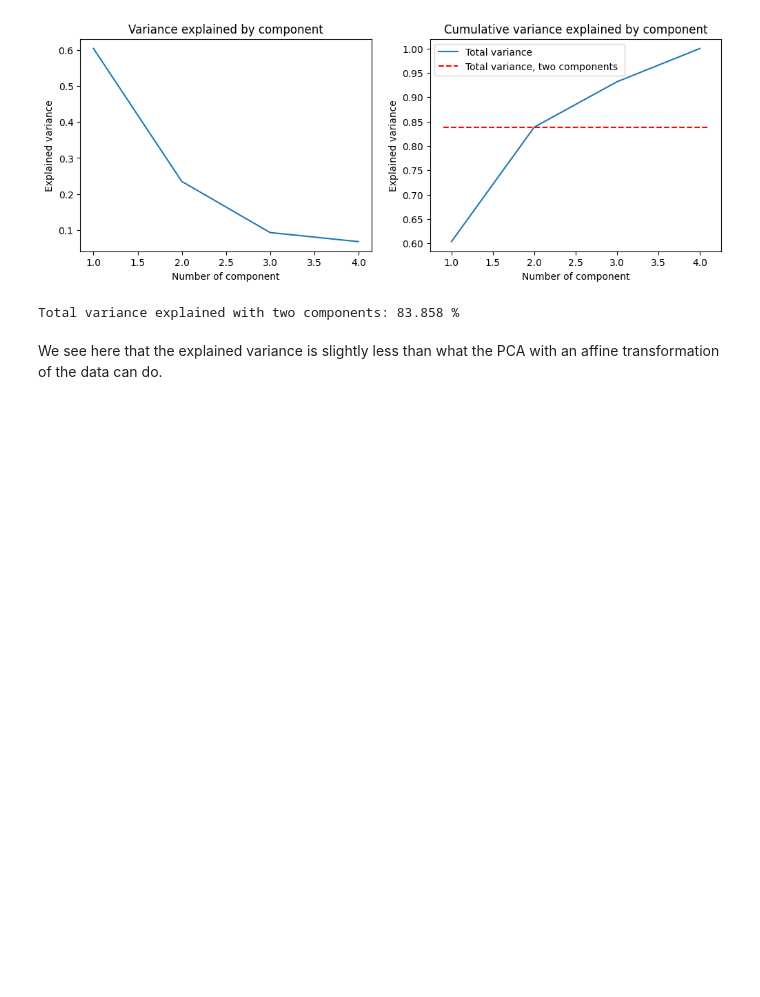
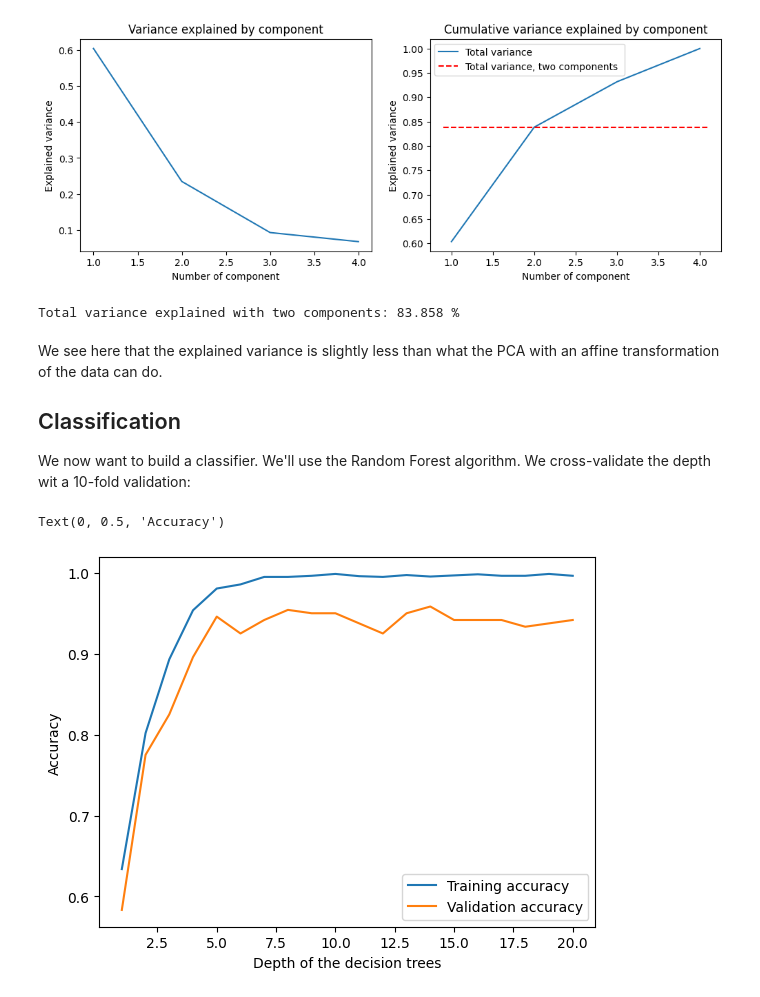
Before and after one commit to DiegoToniolo/astrostatistics_bicocca_2024, a Jupyter notebook: working/L15_HRDiagram.ipynb, the cells around one changed output. Saved outputs shown, nothing was run; the diff lists cells and outputs as text; code cells hidden in the pictures; blank space fills up the shorter version.

```diff
--- a/working/L15_HRDiagram.ipynb
+++ b/working/L15_HRDiagram.ipynb
@@ -156,3 +161,49 @@ print("Total variance explained with two components: {:.3f} %".format(cum_var[1]
 Total variance explained with two components: 83.858 %
 # %% [markdown]
 We see here that the explained variance is slightly less than what the PCA with an affine transformation of the data can do.
+## Classification
+We now want to build a classifier. We'll use the Random Forest algorithm. We cross-validate the depth wit a 10-fold validation:
+# %%
+y = np.array([])
+for i in range(len(data[:, 0])):
+    for t in star_type:
+        if data[i][4] == t[1]:
+            y = np.append(y, t[0])
+
+X = projected_sc[:, :2]
+X_train, X_test, y_train, y_test = train_test_split(X, y, train_size=0.7)
+
+dim_sample = len(data[:, 0])
+rng = np.random.default_rng(seed=130301)
+indices = np.arange(dim_sample)
+rng.shuffle(indices)
+
+K = 10
+depth_max = 20
+train_len = int(dim_sample - dim_sample / K)
+val_len = int(dim_sample / K)
+acc_tr = np.zeros(K)
+acc_te = np.zeros(K)
+acc_tr_model = np.zeros(depth_max)
+acc_te_model = np.zeros(depth_max)
+for d in tqdm(range(1, depth_max + 1)):
+    for i in range(0, K):
+        test_data = indices[val_len * i : val_len * (i+1)]
+        train_data = indices[0:val_len * i]
+        train_data = np.append(train_data, indices[val_len * (i+1) : dim_sample])
+        clf = RandomForestClassifier(n_estimators=10, max_depth=d, n_jobs=-1)
+        clf.fit(X[train_data], y[train_data])
+        y_test_pred = clf.predict(X[test_data])
+        y_train_pred = clf.predict(X[train_data])
+        acc_tr[i-1] = accuracy_score(y[train_data], y_train_pred)
+        acc_te[i-1] = accuracy_score(y[test_data], y_test_pred)
+    acc_tr_model[d-1], acc_te_model[d-1] = np.mean(acc_tr), np.mean(acc_te)
+# %%
+plt.plot(range(1, depth_max+1), acc_tr_model, label = "Training accuracy")
+plt.plot(range(1, depth_max+1), acc_te_model, label = "Validation accuracy")
+plt.legend()
+plt.xlabel("Depth of the decision trees")
+plt.ylabel("Accuracy")
+# %% [output]
+Text(0, 0.5, 'Accuracy')
+[figure, added]
```
Also changed, not shown: parts of 4 cells of this notebook.
